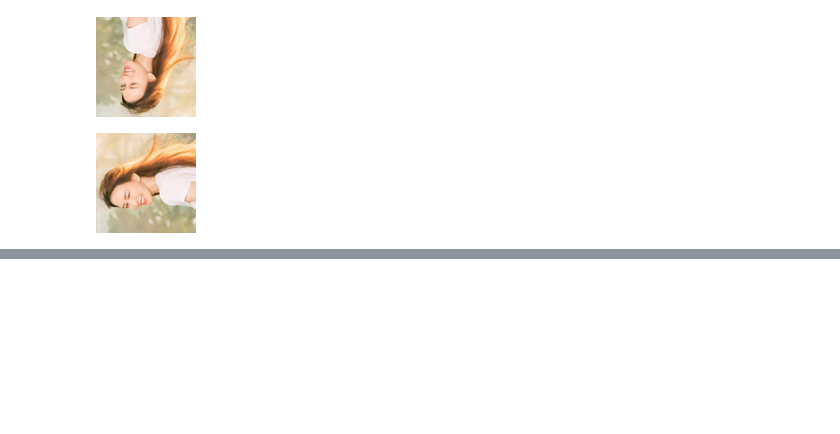
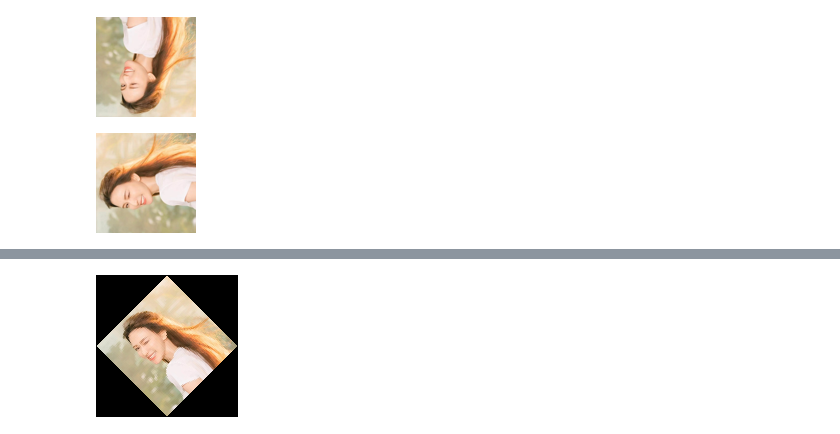
Before and after one commit to vcdemy/20230613, a Jupyter notebook: 20230613筆記.ipynb, the cells around one changed output, grey strips where cells are left out. Cells and saved outputs as stored; diff of their text form; code cells hidden in the pictures; blank space fills up the shorter version.

```diff
--- a/20230613筆記.ipynb
+++ b/20230613筆記.ipynb
@@ -626,0 +639,4 @@ img1.transpose(Image.ROTATE_90)
+# %%
+img1.rotate(45, expand=1)
+# %% [output]
+[figure, added]
```
Also changed, not shown: parts of 4 cells of this notebook.
